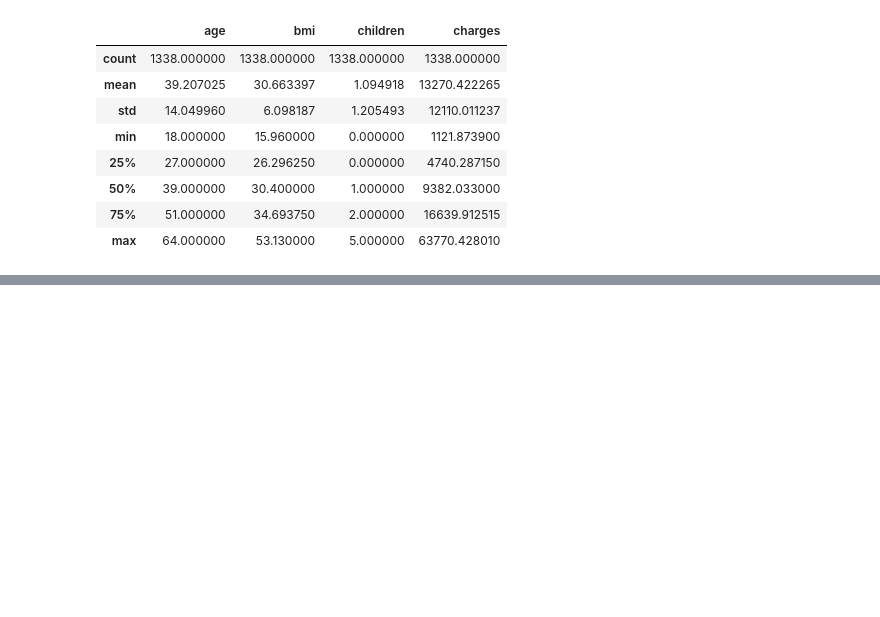
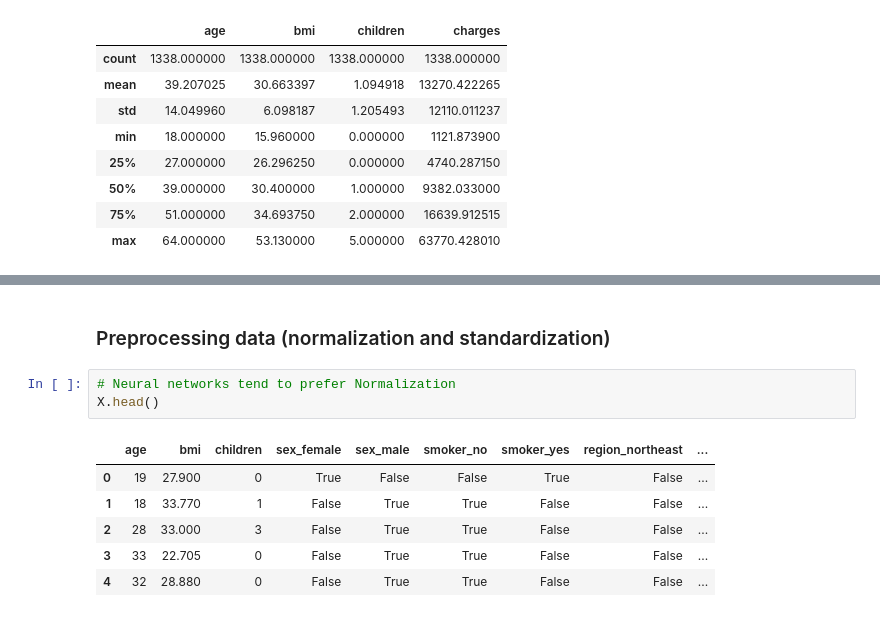
Before and after one commit to LT-Ripjaws/deep-learning, a Jupyter notebook: Exercises/2#-Neural_Network_Regression_TF.ipynb, the cells around one changed output, grey strips where cells are left out. Drawn from its saved outputs; the diff is of its cells as text; blank space fills up the shorter version.

Commit message:
day 3 -  Neural Network Reg continued

```diff
--- a/Exercises/2#-Neural_Network_Regression_TF.ipynb
+++ b/Exercises/2#-Neural_Network_Regression_TF.ipynb
@@ -545,0 +753,12 @@ insurance.describe()
+# %% [markdown]
+### Preprocessing data (normalization and standardization)
+# %%
+# Neural networks tend to prefer Normalization
+X.head()
+# %% [output]
+|  | age | bmi | children | sex_female | sex_male | smoker_no | smoker_yes | region_northeast | ... |
+| 0 | 19 | 27.900 | 0 | True | False | False | True | False | ... |
+| 1 | 18 | 33.770 | 1 | False | True | True | False | False | ... |
+| 2 | 28 | 33.000 | 3 | False | True | True | False | False | ... |
+| 3 | 33 | 22.705 | 0 | False | True | True | False | False | ... |
+| 4 | 32 | 28.880 | 0 | False | True | True | False | False | ... |
```
Also changed, not shown: parts of 44 cells of this notebook.
